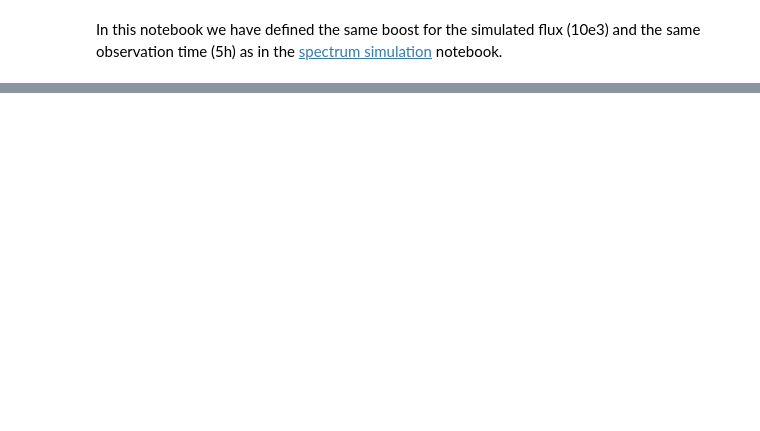
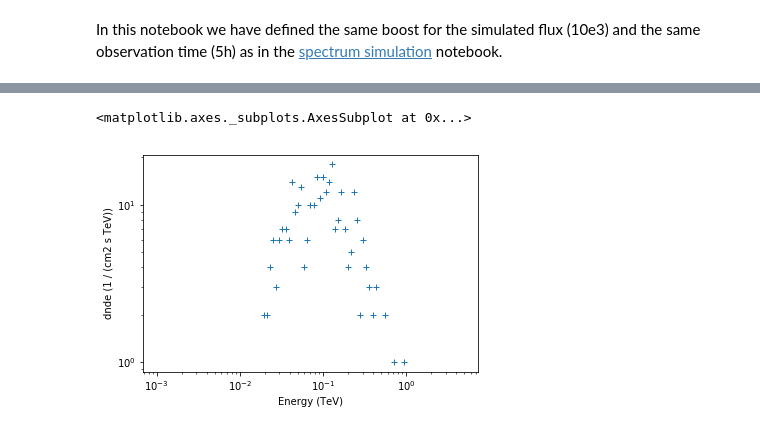
Before and after one commit to peroju/dm-gammapy, a Jupyter notebook: notebooks/SkyDiffuseSimulation.ipynb, the cells around one changed output, grey strips where cells are left out. Drawn from its saved outputs; the diff is of its cells as text; code cells hidden in the pictures; blank space fills up the shorter version.

Commit message:
Add estimated SED plot for SkyDiffuseSimulation notebook

```diff
--- a/notebooks/SkyDiffuseSimulation.ipynb
+++ b/notebooks/SkyDiffuseSimulation.ipynb
@@ -282,0 +288,14 @@ In this notebook we have defined the same boost for the simulated flux (10e3) an
+# %%
+fluxes_table = Table()
+fluxes_table.meta['SED_TYPE'] = 'dnde'
+energy_axis = excess_counts_map.geom.axes[0]
+energy_values = energy_axis.center
+fluxes_table['e_ref'] = energy_values * energy_axis.unit
+
+counts = []
+for plane in range(len(energy_values)):
+    sumcounts = excess_counts_map.slice_by_idx({'energy':plane}).data.sum()
+    counts.append(sumcounts)
+
+fluxes_table['dnde'] = counts
+fluxes_table['dnde'].unit = 'cm-2 s-1 TeV-1'
@@ -282,0 +325,6 @@ In this notebook we have defined the same boost for the simulated flux (10e3) an
+# %%
+flux_points = FluxPoints(fluxes_table)
+flux_points.plot()
+# %% [output]
+<matplotlib.axes._subplots.AxesSubplot at 0x...>
+[figure, added]
```
Also changed, not shown: parts of 16 cells of this notebook.
